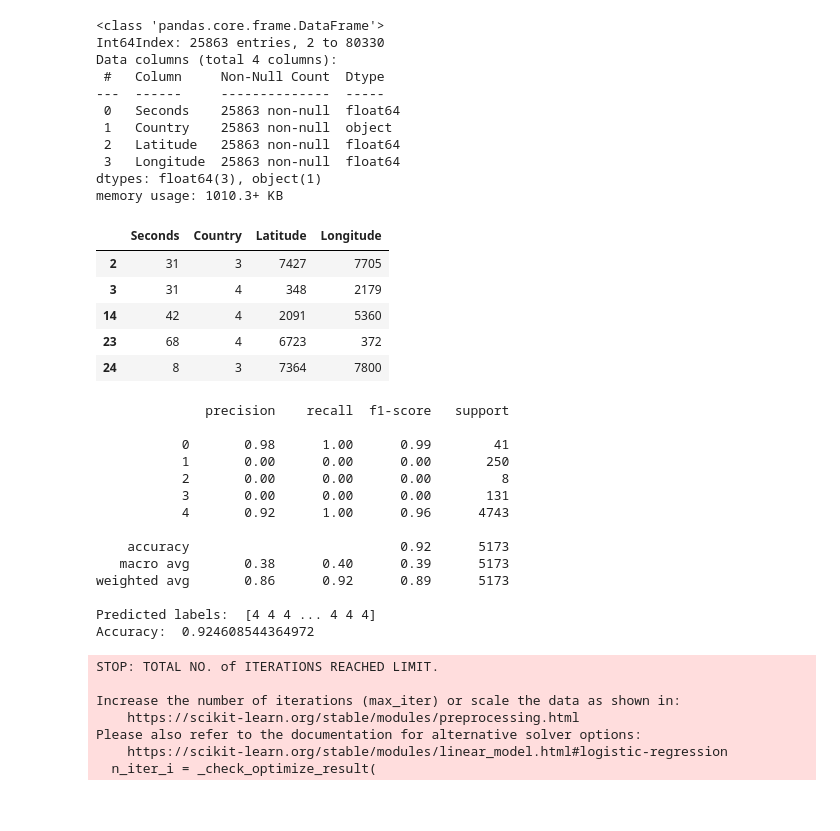
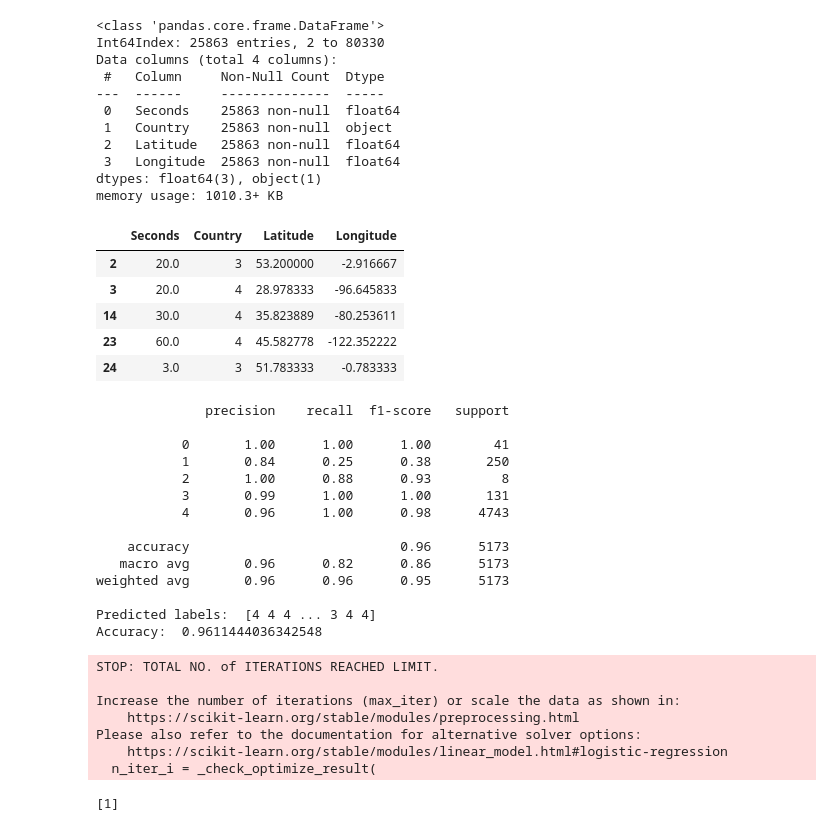
Before and after one commit to JuliaWada/ML-For-Beginners, a Jupyter notebook: 3-Web-App/1-Web-App/notebook.ipynb, the cells around one changed output. Drawn from its saved outputs; the diff is of its cells as text; code cells hidden in the pictures.

```diff
--- a/3-Web-App/1-Web-App/notebook.ipynb
+++ b/3-Web-App/1-Web-App/notebook.ipynb
@@ -2,8 +2,9 @@
 import numpy as np
 import pandas as pd
 import matplotlib as plt
+import pickle
 
-ufos = pd.read_csv('../data/ufos.csv')
+ufos = pd.read_csv('./data/ufos.csv')
 ufos.head()
 # %% [output]
 |  | datetime | city | state | country | shape | duration (seconds) | duration (hours/min) | comments | ... |
@@ -43,18 +44,19 @@ memory usage: 1010.3+ KB
 # %%
 from sklearn.preprocessing import LabelEncoder
 # convert countries into discrete categories
 ufos['Country'] = LabelEncoder().fit_transform(ufos['Country'])
+model_filename = 'ufo-clean-data.pkl'
+# 'wb' means write binary mode
+pickle.dump(ufos, open(model_filename,'wb'))
 
-# ufos.head()
-# ufos = ufos.apply(LabelEncoder().fit_transform)
 ufos.head()
 # %% [output]
 |  | Seconds | Country | Latitude | Longitude |
-| 2 | 31 | 3 | 7427 | 7705 |
-| 3 | 31 | 4 | 348 | 2179 |
-| 14 | 42 | 4 | 2091 | 5360 |
-| 23 | 68 | 4 | 6723 | 372 |
-| 24 | 8 | 3 | 7364 | 7800 |
+| 2 | 20.0 | 3 | 53.200000 | -2.916667 |
+| 3 | 20.0 | 4 | 28.978333 | -96.645833 |
+| 14 | 30.0 | 4 | 35.823889 | -80.253611 |
+| 23 | 60.0 | 4 | 45.582778 | -122.352222 |
+| 24 | 3.0 | 3 | 51.783333 | -0.783333 |
 # %%
 from sklearn.model_selection import train_test_split
 
@@ -70,7 +72,8 @@ X_train, X_test, y_train, y_test = train_test_split(X, y, test_size=0.2, random_
 from sklearn.metrics import accuracy_score, classification_report
 from sklearn.linear_model import LogisticRegression
 model = LogisticRegression()
-model.fit(X_train, y_train)
+# need to do this so pickle works, doesn't like the labels
+model.fit(X_train.values, y_train.values)
 predictions = model.predict(X_test)
 
 print(classification_report(y_test, predictions))
@@ -79,18 +82,18 @@ print('Accuracy: ', accuracy_score(y_test, predictions))
 # %% [output]
               precision    recall  f1-score   support
 
-           0       0.98      1.00      0.99        41
-           1       0.00      0.00      0.00       250
-           2       0.00      0.00      0.00         8
-           3       0.00      0.00      0.00       131
-           4       0.92      1.00      0.96      4743
+           0       1.00      1.00      1.00        41
+           1       0.84      0.25      0.38       250
+           2       1.00      0.88      0.93         8
+           3       0.99      1.00      1.00       131
+           4       0.96      1.00      0.98      4743
 
-    accuracy                           0.92      5173
-   macro avg       0.38      0.40      0.39      5173
-weighted avg       0.86      0.92      0.89      5173
+    accuracy                           0.96      5173
+   macro avg       0.96      0.82      0.86      5173
+weighted avg       0.96      0.96      0.95      5173
 
-Predicted labels:  [4 4 4 ... 4 4 4]
-Accuracy:  0.924608544364972
+Predicted labels:  [4 4 4 ... 3 4 4]
+Accuracy:  0.9611444036342548
 STOP: TOTAL NO. of ITERATIONS REACHED LIMIT.
 
 Increase the number of iterations (max_iter) or scale the data as shown in:
@@ -98,3 +101,12 @@ Increase the number of iterations (max_iter) or scale the data as shown in:
 Please also refer to the documentation for alternative solver options:
     https://scikit-learn.org/stable/modules/linear_model.html#logistic-regression
   n_iter_i = _check_optimize_result(
+# %%
+
+model_filename = 'ufo-model.pkl'
+pickle.dump(model, open(model_filename,'wb'))
+
+model = pickle.load(open('ufo-model.pkl','rb'))
+print(model.predict([[50,44,-12]]))
+# %% [output]
+[1]
```
Also changed, not shown: 15 other files.
